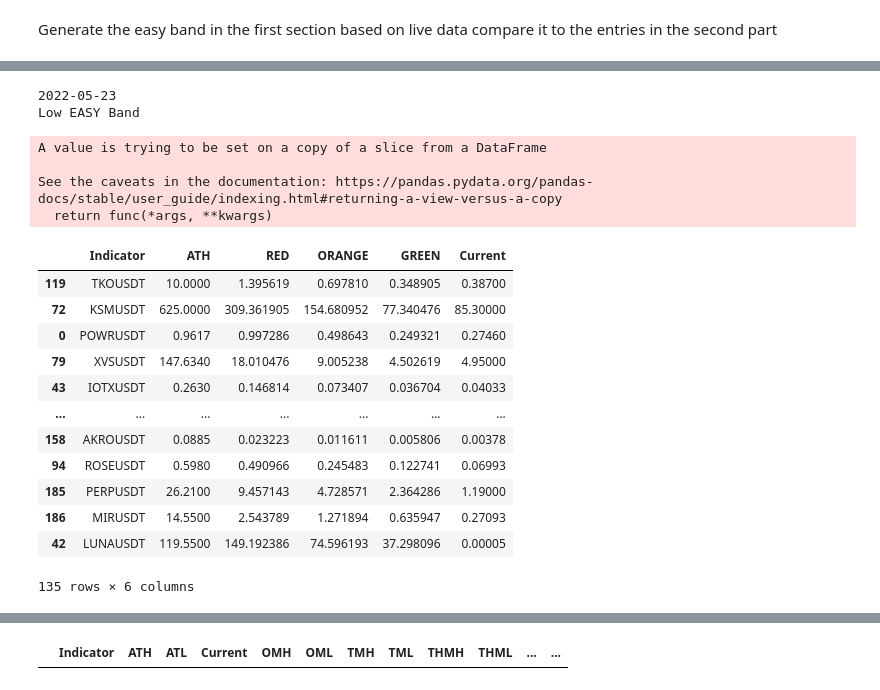
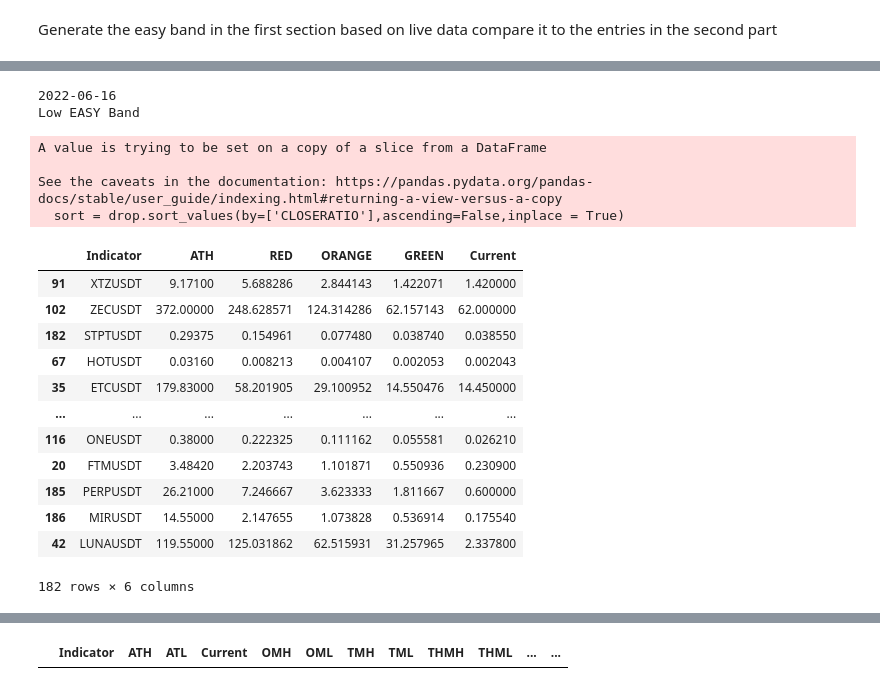
Before and after one commit to hjabbour/ML, a Jupyter notebook: Easyband-Entries.ipynb, the cells around one changed output, grey strips where cells are left out. Saved outputs shown, nothing was run; the diff lists cells and outputs as text; code cells hidden in the pictures.

```diff
--- a/Easyband-Entries.ipynb
+++ b/Easyband-Entries.ipynb
@@ -237,7 +253,7 @@ test
 #drop = AllTime.loc[(AllTime['RSI'] < 30)& (AllTime['STRSI'] < 0.1)]
 #drop = AllTime.loc[(AllTime['SMARATIO'] <  1.05 ) &(AllTime['SMARATIO'] > 0.95)& (AllTime['ALLTIME'] <70) ]
 #drop = AllTime.loc[(AllTime['Current'] <= AllTime['SMA21'])]
-drop = AllTime.loc[(AllTime['Current'] <= AllTime['SMA21']/1.8)]
+drop = AllTime.loc[(AllTime['Current'] <= AllTime['SMA21']/2)]
 #drop = AllTime.loc[(AllTime['Current'] <= AllTime['GREEN15'])]
 
 #drop = AllTime.loc[(AllTime['SMARATIO'] <  1 ) &(AllTime['SMARATIO'] > 0.95) & (AllTime['ALLTIME'] <70)]
@@ -246,47 +262,47 @@ drop = AllTime.loc[(AllTime['Current'] <= AllTime['SMA21']/1.8)]
 #drop = AllTime.loc[(AllTime['MONTH'] <70)&(AllTime['2MONTH'] > (AllTime['3MONTH']))]
 
 sort = drop.sort_values(by=['CLOSERATIO'],ascending=False,inplace = True)
 #sort = drop.sort_values(by=['ALLTIME'],ascending=True,inplace = True)
 
 #drop = drop.loc[(drop['ALLTIME'] < drop['3MONTH'])]
 display = drop[['Indicator','ATH','RED','ORANGE','GREEN','Current']]
 #print(drop)
 save = drop[['Indicator','ATH','CLOSERATIO','RED','ORANGE','GREEN','Current']]
 save=save.drop_duplicates(subset='Indicator',keep='last')
 
 #print(save)
 
 save.to_csv("easyband.csv")
 print(str(date.today()))
 #print(date)
 save.to_csv("easyband"+str(date.today())+".csv")
 
 print("Low EASY Band")
 
 display
 #print(display.iloc[0:60,0:14])
 #print(display.iloc[60:110,])
 #print(display.iloc[110:160,])
 # %% [output]
-2022-05-23
+2022-06-16
 Low EASY Band
 A value is trying to be set on a copy of a slice from a DataFrame
 
 See the caveats in the documentation: https://pandas.pydata.org/pandas-docs/stable/user_guide/indexing.html#returning-a-view-versus-a-copy
-  return func(*args, **kwargs)
+  sort = drop.sort_values(by=['CLOSERATIO'],ascending=False,inplace = True)
 |  | Indicator | ATH | RED | ORANGE | GREEN | Current |
-| 119 | TKOUSDT | 10.0000 | 1.395619 | 0.697810 | 0.348905 | 0.38700 |
-| 72 | KSMUSDT | 625.0000 | 309.361905 | 154.680952 | 77.340476 | 85.30000 |
-| 0 | POWRUSDT | 0.9617 | 0.997286 | 0.498643 | 0.249321 | 0.27460 |
-| 79 | XVSUSDT | 147.6340 | 18.010476 | 9.005238 | 4.502619 | 4.95000 |
-| 43 | IOTXUSDT | 0.2630 | 0.146814 | 0.073407 | 0.036704 | 0.04033 |
+| 91 | XTZUSDT | 9.17100 | 5.688286 | 2.844143 | 1.422071 | 1.420000 |
+| 102 | ZECUSDT | 372.00000 | 248.628571 | 124.314286 | 62.157143 | 62.000000 |
+| 182 | STPTUSDT | 0.29375 | 0.154961 | 0.077480 | 0.038740 | 0.038550 |
+| 67 | HOTUSDT | 0.03160 | 0.008213 | 0.004107 | 0.002053 | 0.002043 |
+| 35 | ETCUSDT | 179.83000 | 58.201905 | 29.100952 | 14.550476 | 14.450000 |
 | ... | ... | ... | ... | ... | ... | ... |
-| 158 | AKROUSDT | 0.0885 | 0.023223 | 0.011611 | 0.005806 | 0.00378 |
-| 94 | ROSEUSDT | 0.5980 | 0.490966 | 0.245483 | 0.122741 | 0.06993 |
-| 185 | PERPUSDT | 26.2100 | 9.457143 | 4.728571 | 2.364286 | 1.19000 |
-| 186 | MIRUSDT | 14.5500 | 2.543789 | 1.271894 | 0.635947 | 0.27093 |
-| 42 | LUNAUSDT | 119.5500 | 149.192386 | 74.596193 | 37.298096 | 0.00005 |
+| 116 | ONEUSDT | 0.38000 | 0.222325 | 0.111162 | 0.055581 | 0.026210 |
+| 20 | FTMUSDT | 3.48420 | 2.203743 | 1.101871 | 0.550936 | 0.230900 |
+| 185 | PERPUSDT | 26.21000 | 7.246667 | 3.623333 | 1.811667 | 0.600000 |
+| 186 | MIRUSDT | 14.55000 | 2.147655 | 1.073828 | 0.536914 | 0.175540 |
+| 42 | LUNAUSDT | 119.55000 | 125.031862 | 62.515931 | 31.257965 | 2.337800 |
-135 rows × 6 columns
+182 rows × 6 columns
 # %%
 allbands = AllTime[['Indicator','RED','ORANGE','GREEN','Current']]
 allbands.to_csv("allbands.csv")
```
Also changed, not shown: parts of 10 cells of this notebook, 7 other files.
